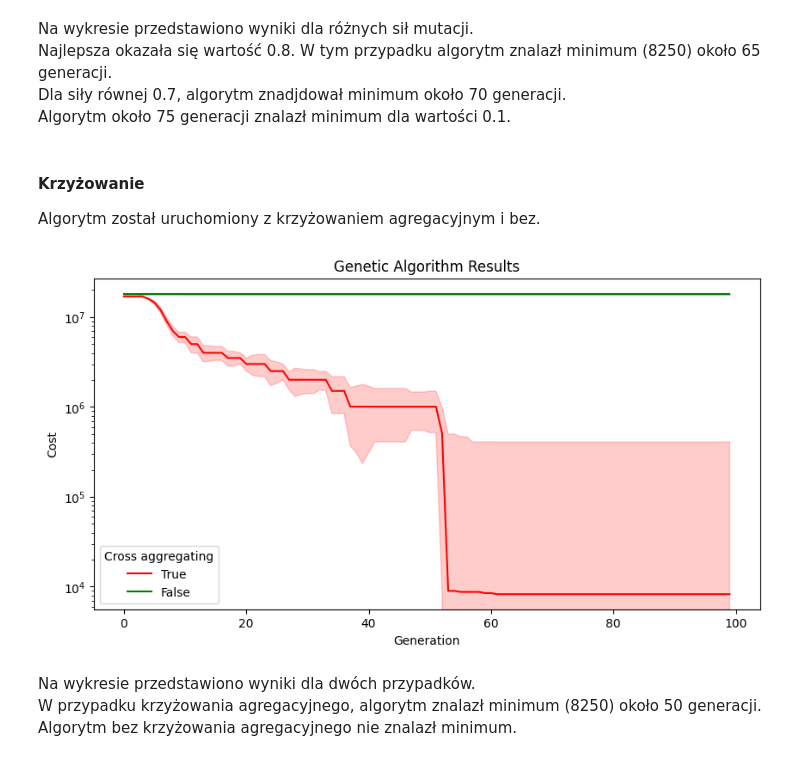
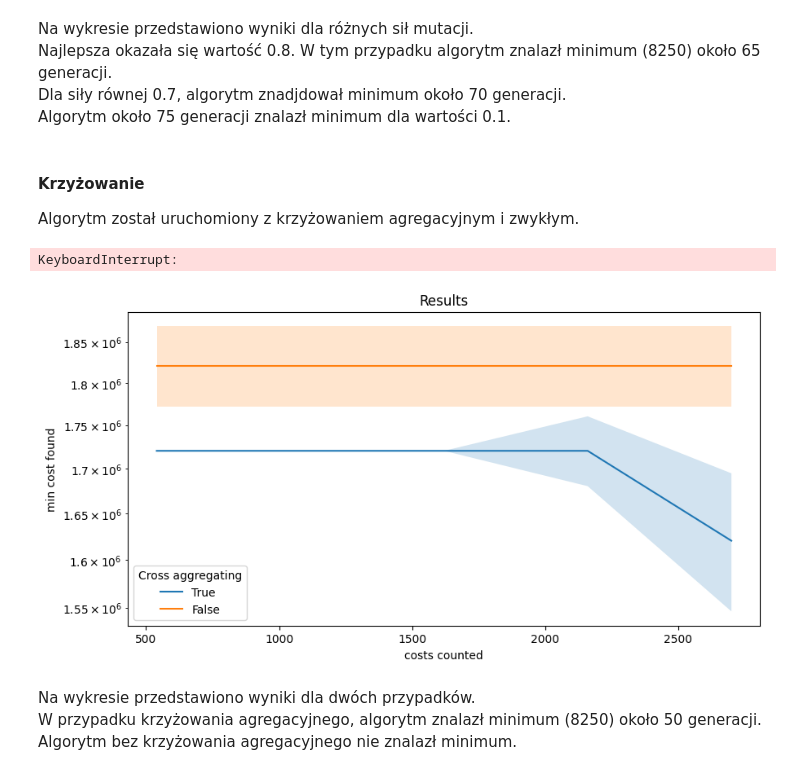
Before and after one commit to brzoza6538/network_constraints, a Jupyter notebook: network_constraints.ipynb, the cells around one changed output. Cells and saved outputs as stored; diff of their text form; code cells hidden in the pictures.

```diff
--- a/network_constraints.ipynb
+++ b/network_constraints.ipynb
@@ -119,10 +96,3 @@ Dla rozmiaru elity 15, algorytm znalazł minimum dopiero w 80 generacji.
 # %% [markdown]
 #### Mutacja
 Algorytm został uruchomiony z różnymi mutacjami: normal, aggregation i switch.
-# %%
-mutations = ["normal", "aggregation", "switch"]
-mutation_medians, mutation_std = [], []
-for mutation in mutations:
-    medians, stds  = test_genetic_algorithm(data, mutation_type=mutation)
-    mutation_medians.append(medians)
-    mutation_std.append(stds)
@@ -145,10 +111,3 @@ Algorytm znalazł minimum dopiero około 100 generacji dla szansy równej 0.8.\
 # %% [markdown]
 #### Siła mutacji
 Algorytm został uruchomiony z różnymi siłami mutacji: 0.7, 0.8 i 0.9.
-# %%
-severities = [0.7, 0.8, 0.9]
-severity_medians, severity_std = [], []
-for severity_of_mutation in severities:
-    medians, stds  = test_genetic_algorithm(data, severity_of_mutation=severity_of_mutation)
-    severity_medians.append(medians)
-    severity_std.append(stds)
@@ -158,0 +158,20 @@ plot_results('Severity of mutation', severities, severity_medians, severity_std)
+# %%
+mutation_severities = [0.5, 0.9]
+mutation_types = ["switch"]
+mutation_chances = [0.1, 0.5, 0.8]
+
+combinations = list(product(mutation_severities, mutation_types, mutation_chances))
+
+mutation_medians, mutation_std, costs_counter, mutation_labels = [], [], [], []
+for severity, type, chance in combinations:
+    mutation_labels.append(f"sev: {severity}, typ: {type}, chnc: {chance}")
+    results, cost_counter  = test_genetic_algorithm(data, severity_of_mutation=severity, mutation_type=type, mutation_chance=chance, n_generations=250)
+
+    medians = np.median(results, axis=0)
+    stds = np.std(results, axis=0)
+
+    mutation_medians.append(medians)
+    mutation_std.append(stds)
+    costs_counter.append(cost_counter)
+
+plot_results('mutation related', mutation_labels, mutation_medians, mutation_std, costs_counter)
@@ -163,17 +184,24 @@ Dla siły równej 0.7, algorytm znadjdował minimum około 70 generacji.\
 Algorytm około 75 generacji znalazł minimum dla wartości 0.1.
 # %% [markdown]
 #### Krzyżowanie
-Algorytm został uruchomiony z krzyżowaniem agregacyjnym i bez.
+Algorytm został uruchomiony z krzyżowaniem agregacyjnym i zwykłym.
 # %%
-aggregate_medians, aggregate_std = [], []
+aggregate_medians, aggregate_std, costs_counter = [], [], []
 for aggregate in [True, False]:
-    medians, stds  = test_genetic_algorithm(data, cross_aggregating=aggregate)
+    results, cost_counter  = test_genetic_algorithm(data, cross_aggregating=aggregate, n_generations=250)
+
+    medians = np.median(results, axis=0)
+    stds = np.std(results, axis=0)
+
     aggregate_medians.append(medians)
     aggregate_std.append(stds)
+    costs_counter.append(cost_counter)
+# %% [output]
+KeyboardInterrupt:
 # %%
-plot_results('Cross aggregating', [True, False], aggregate_medians, aggregate_std)
+plot_results('Cross aggregating', [True, False], aggregate_medians, aggregate_std, costs_counter)
 # %% [output]
-[figure, old version]
+[figure, new version]
 # %% [markdown]
 Na wykresie przedstawiono wyniki dla dwóch przypadków.\
 W przypadku krzyżowania agregacyjnego, algorytm znalazł minimum (8250) około 50 generacji.\
```
Also changed, not shown: parts of 23 cells of this notebook, 3 other files.
